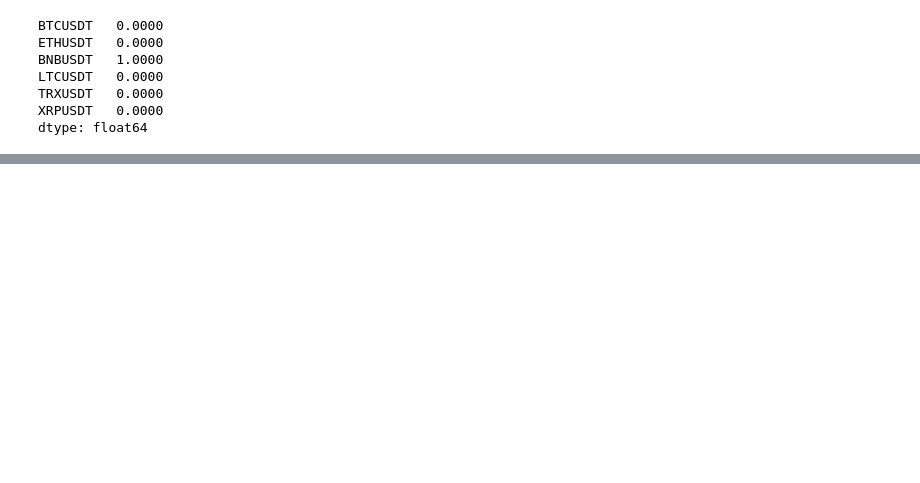
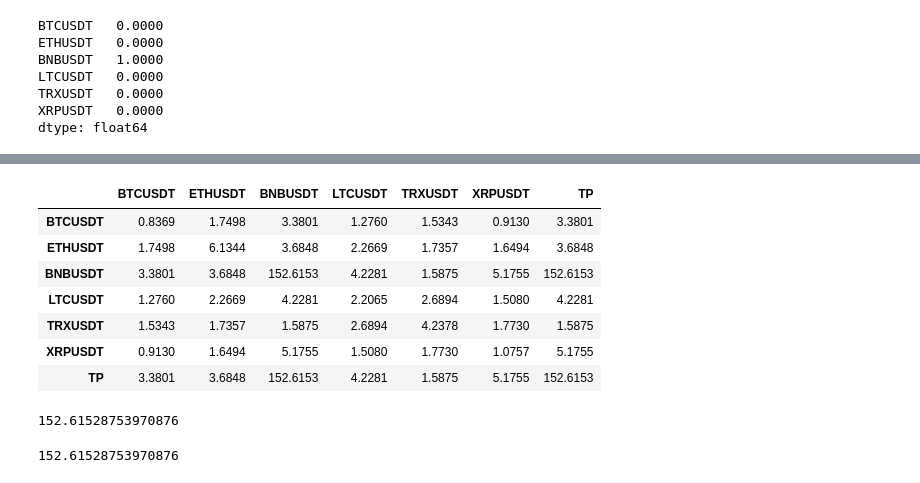
Before and after one commit to streetyoga/atapi, a Jupyter notebook: atf/atf.ipynb, the cells around one changed output, grey strips where cells are left out. Cells and saved outputs as stored; diff of their text form; code cells hidden in the pictures; blank space fills up the shorter version.

```diff
--- a/atf/atf.ipynb
+++ b/atf/atf.ipynb
@@ -206,0 +208,20 @@ returns
+# %%
+COV = returns.cov()*365.25
+COV
+# %% [output]
+|  | BTCUSDT | ETHUSDT | BNBUSDT | LTCUSDT | TRXUSDT | XRPUSDT | TP |
+| BTCUSDT | 0.8369 | 1.7498 | 3.3801 | 1.2760 | 1.5343 | 0.9130 | 3.3801 |
+| ETHUSDT | 1.7498 | 6.1344 | 3.6848 | 2.2669 | 1.7357 | 1.6494 | 3.6848 |
+| BNBUSDT | 3.3801 | 3.6848 | 152.6153 | 4.2281 | 1.5875 | 5.1755 | 152.6153 |
+| LTCUSDT | 1.2760 | 2.2669 | 4.2281 | 2.2065 | 2.6894 | 1.5080 | 4.2281 |
+| TRXUSDT | 1.5343 | 1.7357 | 1.5875 | 2.6894 | 4.2378 | 1.7730 | 1.5875 |
+| XRPUSDT | 0.9130 | 1.6494 | 5.1755 | 1.5080 | 1.7730 | 1.0757 | 5.1755 |
+| TP | 3.3801 | 3.6848 | 152.6153 | 4.2281 | 1.5875 | 5.1755 | 152.6153 |
+# %%
+COV.iloc[:-1, -1].dot(optimal_weights)
+# %% [output]
+152.61528753970876
+# %%
+COV.iloc[-1, -1]
+# %% [output]
+152.61528753970876
```
Also changed, not shown: parts of 15 cells of this notebook, 1 other file.
